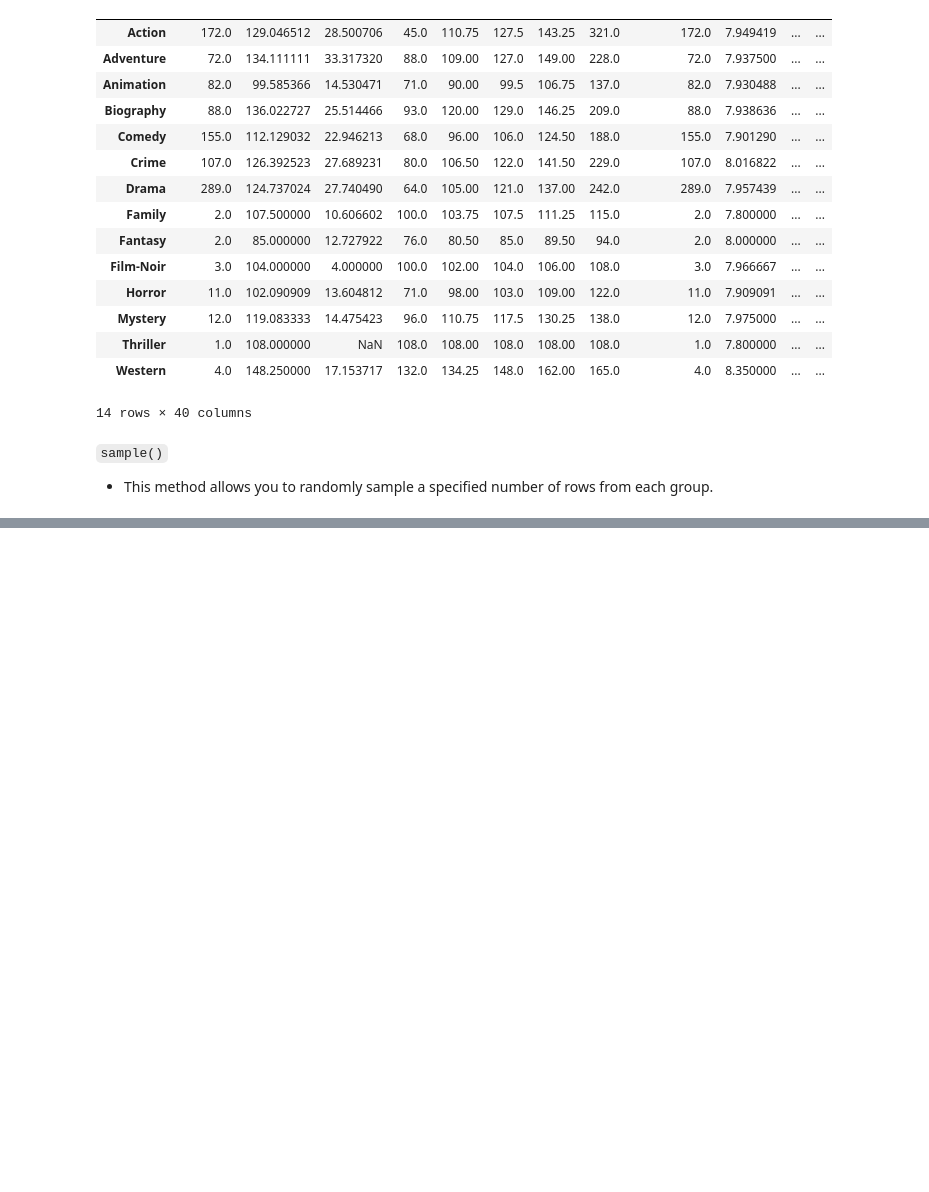
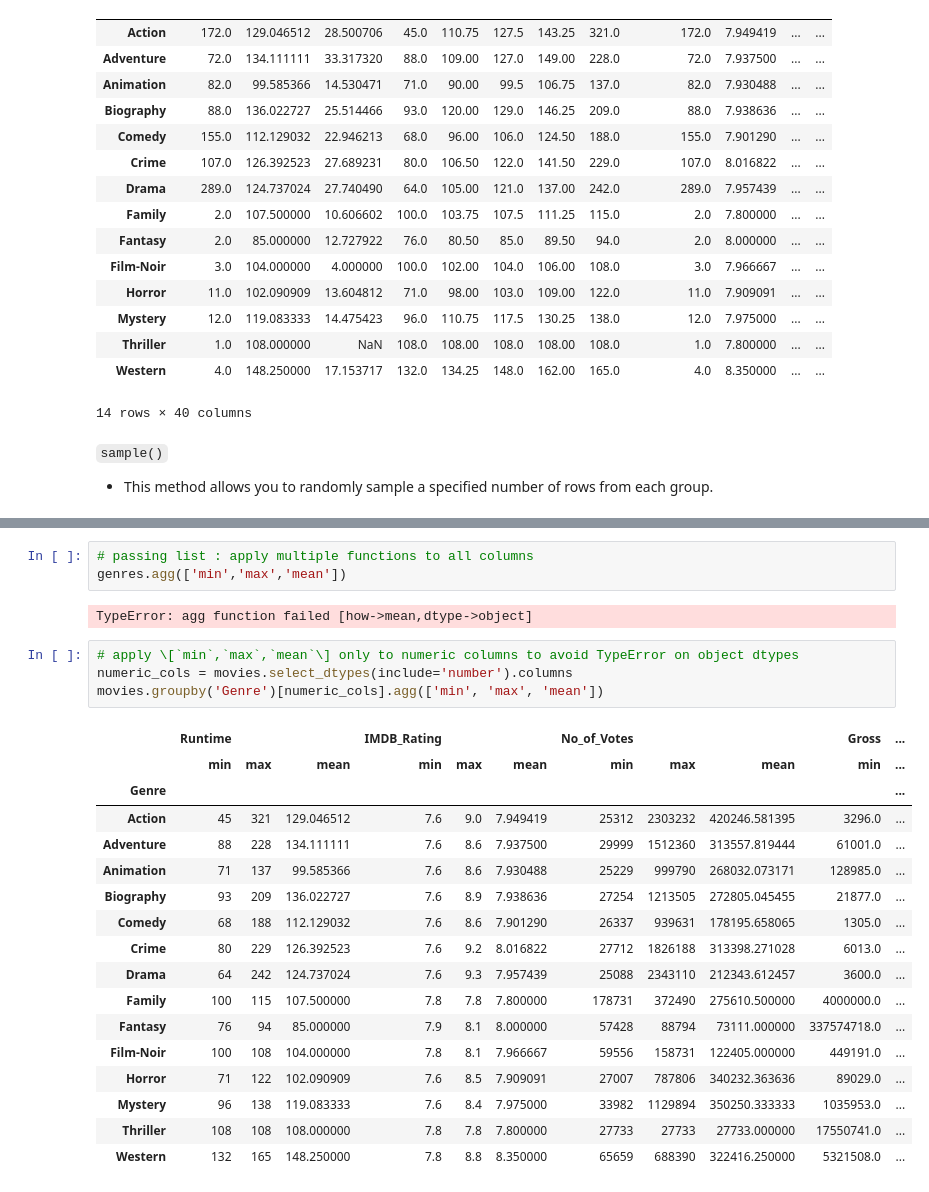
Before and after one commit to DevRitesh08/0.-Preparatory-Topics-for-ML, a Jupyter notebook: Pandas/groupby.ipynb, the cells around one changed output, grey strips where cells are left out. Drawn from its saved outputs; the diff is of its cells as text; blank space fills up the shorter version.

```diff
--- a/Pandas/groupby.ipynb
+++ b/Pandas/groupby.ipynb
@@ -374,0 +439,27 @@ ValueError: Cannot take a larger sample than population when 'replace=False'
+# %%
+# passing list : apply multiple functions to all columns
+genres.agg(['min','max','mean'])
+# %% [output]
+TypeError: agg function failed [how->mean,dtype->object]
+# %%
+# apply \[`min`,`max`,`mean`\] only to numeric columns to avoid TypeError on object dtypes
+numeric_cols = movies.select_dtypes(include='number').columns
+movies.groupby('Genre')[numeric_cols].agg(['min', 'max', 'mean'])
+# %% [output]
+|  | Runtime |  |  | IMDB_Rating |  |  | No_of_Votes |  |  | Gross | ... |
+|  | min | max | mean | min | max | mean | min | max | mean | min | ... |
+| Genre |  |  |  |  |  |  |  |  |  |  | ... |
+| Action | 45 | 321 | 129.046512 | 7.6 | 9.0 | 7.949419 | 25312 | 2303232 | 420246.581395 | 3296.0 | ... |
+| Adventure | 88 | 228 | 134.111111 | 7.6 | 8.6 | 7.937500 | 29999 | 1512360 | 313557.819444 | 61001.0 | ... |
+| Animation | 71 | 137 | 99.585366 | 7.6 | 8.6 | 7.930488 | 25229 | 999790 | 268032.073171 | 128985.0 | ... |
+| Biography | 93 | 209 | 136.022727 | 7.6 | 8.9 | 7.938636 | 27254 | 1213505 | 272805.045455 | 21877.0 | ... |
+| Comedy | 68 | 188 | 112.129032 | 7.6 | 8.6 | 7.901290 | 26337 | 939631 | 178195.658065 | 1305.0 | ... |
+| Crime | 80 | 229 | 126.392523 | 7.6 | 9.2 | 8.016822 | 27712 | 1826188 | 313398.271028 | 6013.0 | ... |
+| Drama | 64 | 242 | 124.737024 | 7.6 | 9.3 | 7.957439 | 25088 | 2343110 | 212343.612457 | 3600.0 | ... |
+| Family | 100 | 115 | 107.500000 | 7.8 | 7.8 | 7.800000 | 178731 | 372490 | 275610.500000 | 4000000.0 | ... |
+| Fantasy | 76 | 94 | 85.000000 | 7.9 | 8.1 | 8.000000 | 57428 | 88794 | 73111.000000 | 337574718.0 | ... |
+| Film-Noir | 100 | 108 | 104.000000 | 7.8 | 8.1 | 7.966667 | 59556 | 158731 | 122405.000000 | 449191.0 | ... |
+| Horror | 71 | 122 | 102.090909 | 7.6 | 8.5 | 7.909091 | 27007 | 787806 | 340232.363636 | 89029.0 | ... |
+| Mystery | 96 | 138 | 119.083333 | 7.6 | 8.4 | 7.975000 | 33982 | 1129894 | 350250.333333 | 1035953.0 | ... |
+| Thriller | 108 | 108 | 108.000000 | 7.8 | 7.8 | 7.800000 | 27733 | 27733 | 27733.000000 | 17550741.0 | ... |
+| Western | 132 | 165 | 148.250000 | 7.8 | 8.8 | 8.350000 | 65659 | 688390 | 322416.250000 | 5321508.0 | ... |
```
Also changed, not shown: parts of 46 cells of this notebook, 7 other files.
